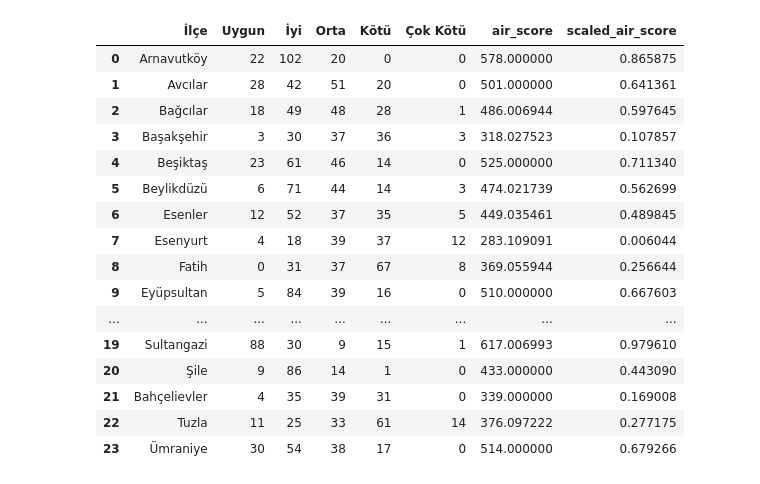
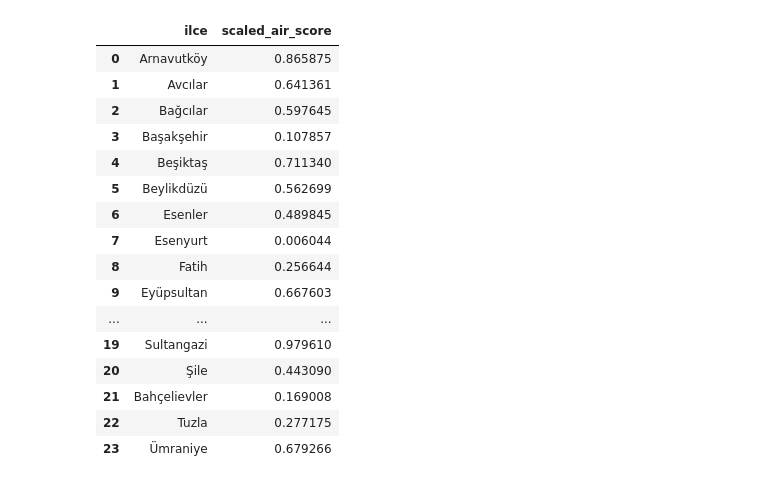
Before and after one commit to efkirmizi/Optimization_Project, a Jupyter notebook: main.ipynb, the cells around one changed output. Saved outputs shown, nothing was run; the diff lists cells and outputs as text; code cells hidden in the pictures.

```diff
--- a/main.ipynb
+++ b/main.ipynb
@@ -154,30 +163,32 @@ population_df
 # %%
 air_df = pd.read_csv(r"data\Hava Kalitesi Durumları Günlük.csv")
 air_df['air_score'] = air_df['Uygun'] * 5 + air_df['İyi'] * 4 + air_df['Orta'] * 3 + air_df['Kötü'] * 2 + air_df['Çok Kötü'] / (air_df['Uygun'] + air_df['İyi'] + air_df['Orta'] + air_df['Kötü'] + air_df['Çok Kötü'])
 
 air_scaler = MinMaxScaler_Benefit(air_df['air_score'])
 
 scaled_air = air_scaler.scale(air_df['air_score'])
 air_df['scaled_air_score'] = scaled_air
+air_df = air_df[['İlçe', 'scaled_air_score']]
+air_df = air_df.rename(columns={'İlçe': 'ilce'})
 air_df
 # %% [output]
-|  | İlçe | Uygun | İyi | Orta | Kötü | Çok Kötü | air_score | scaled_air_score |
-| 0 | Arnavutköy | 22 | 102 | 20 | 0 | 0 | 578.000000 | 0.865875 |
-| 1 | Avcılar | 28 | 42 | 51 | 20 | 0 | 501.000000 | 0.641361 |
-| 2 | Bağcılar | 18 | 49 | 48 | 28 | 1 | 486.006944 | 0.597645 |
-| 3 | Başakşehir | 3 | 30 | 37 | 36 | 3 | 318.027523 | 0.107857 |
-| 4 | Beşiktaş | 23 | 61 | 46 | 14 | 0 | 525.000000 | 0.711340 |
-| 5 | Beylikdüzü | 6 | 71 | 44 | 14 | 3 | 474.021739 | 0.562699 |
-| 6 | Esenler | 12 | 52 | 37 | 35 | 5 | 449.035461 | 0.489845 |
-| 7 | Esenyurt | 4 | 18 | 39 | 37 | 12 | 283.109091 | 0.006044 |
-| 8 | Fatih | 0 | 31 | 37 | 67 | 8 | 369.055944 | 0.256644 |
-| 9 | Eyüpsultan | 5 | 84 | 39 | 16 | 0 | 510.000000 | 0.667603 |
-| ... | ... | ... | ... | ... | ... | ... | ... | ... |
-| 19 | Sultangazi | 88 | 30 | 9 | 15 | 1 | 617.006993 | 0.979610 |
-| 20 | Şile | 9 | 86 | 14 | 1 | 0 | 433.000000 | 0.443090 |
-| 21 | Bahçelievler | 4 | 35 | 39 | 31 | 0 | 339.000000 | 0.169008 |
-| 22 | Tuzla | 11 | 25 | 33 | 61 | 14 | 376.097222 | 0.277175 |
-| 23 | Ümraniye | 30 | 54 | 38 | 17 | 0 | 514.000000 | 0.679266 |
+|  | ilce | scaled_air_score |
+| 0 | Arnavutköy | 0.865875 |
+| 1 | Avcılar | 0.641361 |
+| 2 | Bağcılar | 0.597645 |
+| 3 | Başakşehir | 0.107857 |
+| 4 | Beşiktaş | 0.711340 |
+| 5 | Beylikdüzü | 0.562699 |
+| 6 | Esenler | 0.489845 |
+| 7 | Esenyurt | 0.006044 |
+| 8 | Fatih | 0.256644 |
+| 9 | Eyüpsultan | 0.667603 |
+| ... | ... | ... |
+| 19 | Sultangazi | 0.979610 |
+| 20 | Şile | 0.443090 |
+| 21 | Bahçelievler | 0.169008 |
+| 22 | Tuzla | 0.277175 |
+| 23 | Ümraniye | 0.679266 |
 # %%
 earthquake_df = pd.read_csv(r"data\ilce_bazlı_sosyal_hasar_gorulebilirlik_puanlari.csv")
 
```
Also changed, not shown: parts of 23 cells of this notebook, 4 other files.
